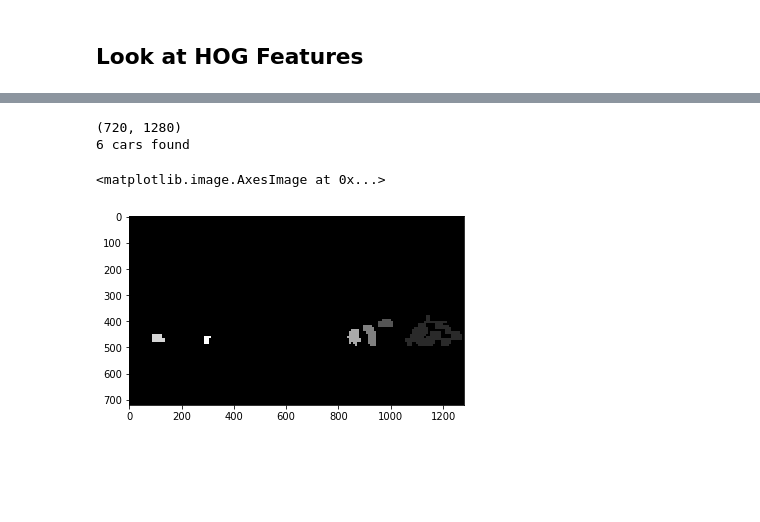
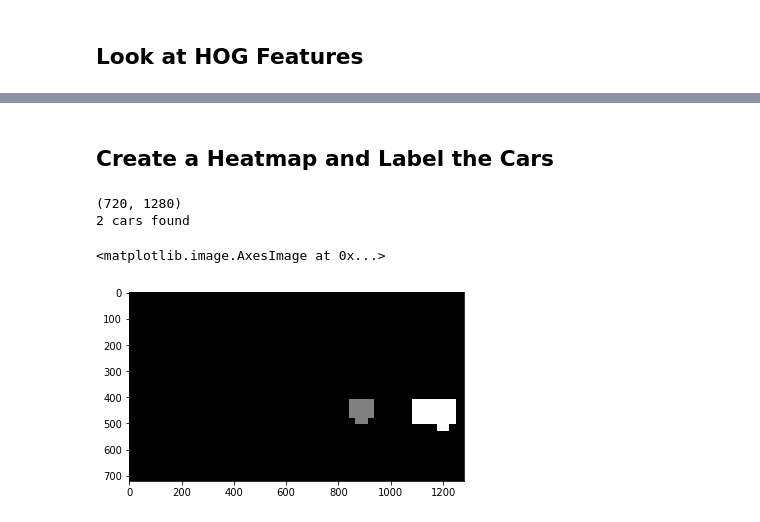
Before and after one commit to tcrack326/CarND-Vehicle-Detection-and-Tracking-P5, a Jupyter notebook: p5.ipynb, the cells around one changed output, grey strips where cells are left out. Drawn from its saved outputs; the diff is of its cells as text; code cells hidden in the pictures; blank space fills up the shorter version.

```diff
--- a/p5.ipynb
+++ b/p5.ipynb
@@ -945,0 +1029,10 @@ Number of windows: 127
+# %%
+# Naive Bayes
+
+gaussianNB = GaussianNB()
+t=time.time()
+gaussianNB.fit(X_train, y_train)
+t2 = time.time()
+print(round(t2 - t, 2), 'Seconds to train Gaussian Naive Bayes...')
+print('Test Accuracy of GaussNB = ', round(gaussianNB.score(X_test, y_test), 4))
+t=time.time()
@@ -945,0 +1042,9 @@ Number of windows: 127
+# %%
+#K neighbors classifier
+knn = KNeighborsClassifier(n_neighbors = 9)
+t=time.time()
+knn.fit(X_train, y_train)
+t2 = time.time()
+print(round(t2 - t, 2), 'Seconds to train KNN...')
+print('Test Accuracy of KNN = ', round(knn.score(X_test, y_test), 4))
+t=time.time()
@@ -945,0 +1054,9 @@ Number of windows: 127
+# %%
+#Multi-layer perceptron
+mlp = MLPClassifier(solver='lbfgs', alpha=1e-5, hidden_layer_sizes=(12,8), random_state=1)
+t=time.time()
+mlp.fit(X_train, y_train)
+t2 = time.time()
+print(round(t2 - t, 2), 'Seconds to train MLP...')
+print('Test Accuracy of MLP = ', round(mlp.score(X_test, y_test), 4))
+t=time.time()
@@ -946,25 +1134,27 @@ Number of windows: 127
+# %% [markdown]
+## Create a Heatmap and Label the Cars
 # %%
 heat = np.zeros_like(image[:,:,0]).astype(np.float)
 print(heat.shape)
 #1 frame
 heat = add_heat(heat,hot_windows)
 # 2 frame
-heat = add_heat(heat, hot_windows)
-# 3 frame
-heat = add_heat(heat, hot_windows)
-#4 frame
-heat = add_heat(heat, hot_windows)
-#5 frame
-heat = add_heat(heat, hot_windows)
-heat = apply_threshold(heat, 10)
+# heat = add_heat(heat, hot_windows)
+# # 3 frame
+# heat = add_heat(heat, hot_windows)
+# #4 frame
+# heat = add_heat(heat, hot_windows)
+# #5 frame
+# heat = add_heat(heat, hot_windows)
+heat = apply_threshold(heat, 2)
 labels = label(heat)
 print(labels[1], 'cars found')
 plt.imshow(labels[0], cmap='gray')
 # %% [output]
 (720, 1280)
-6 cars found
+2 cars found
 <matplotlib.image.AxesImage at 0x...>
-[figure, old version]
+[figure, new version]
 # %%
 # Draw bounding boxes on a copy of the image
 draw_img = draw_labeled_bboxes(np.copy(image), labels)
```
Also changed, not shown: parts of 38 cells of this notebook, 41 other files.
